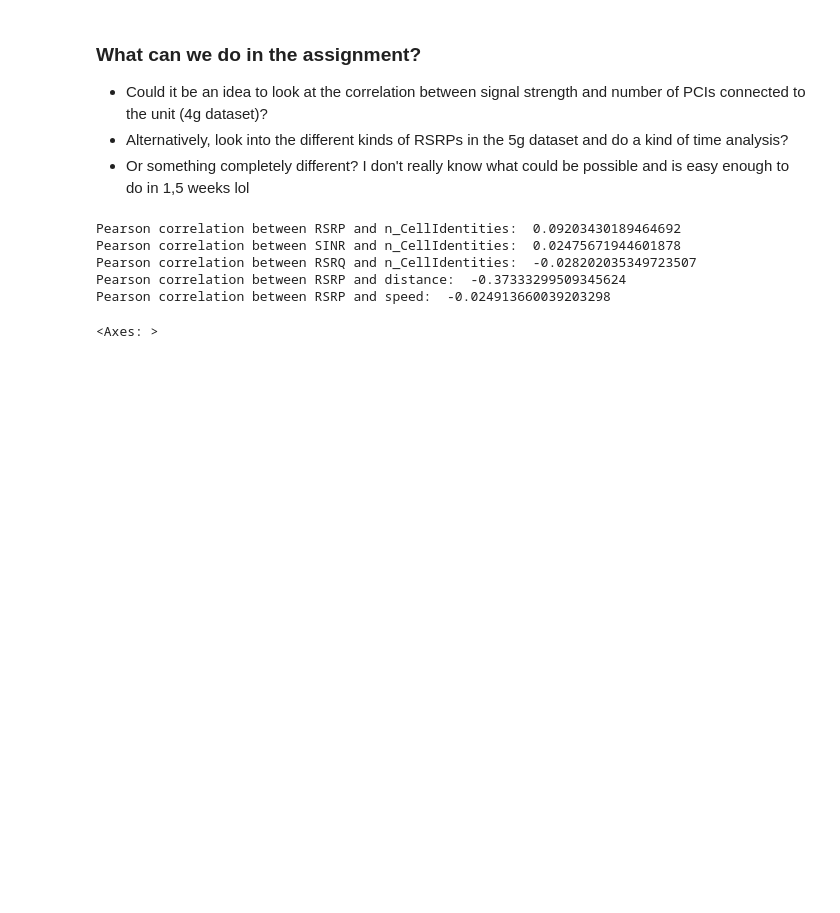
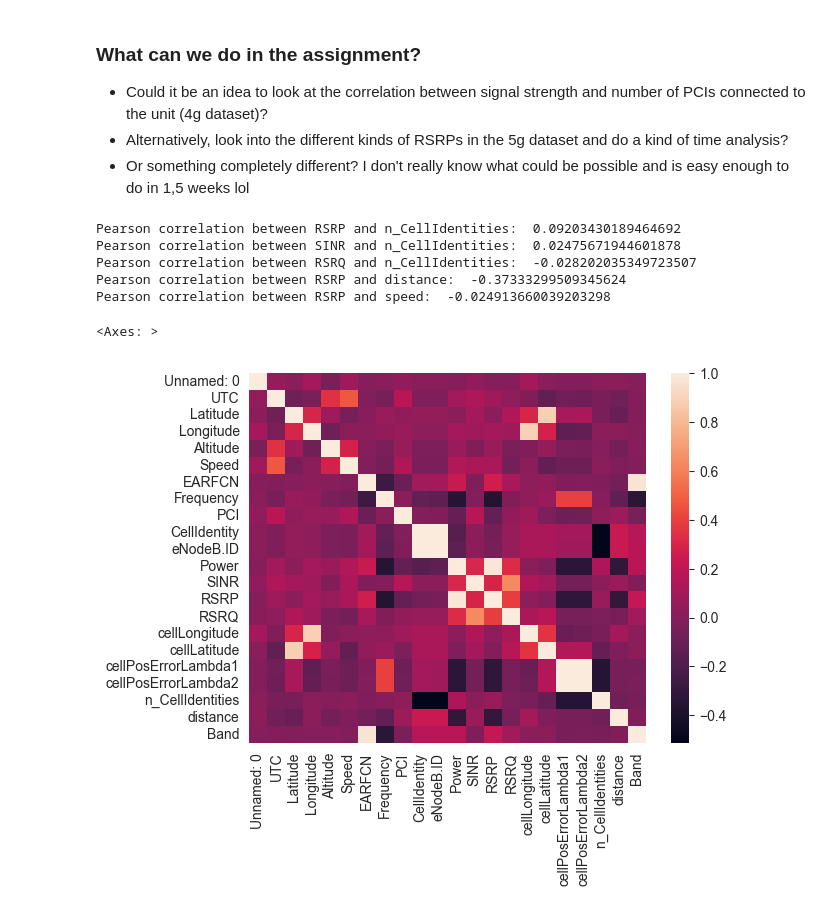
Before and after one commit to ihneskarbovik/IN5060-assignment2, a Jupyter notebook: analysis.ipynb, the cells around one changed output. Saved outputs shown, nothing was run; the diff lists cells and outputs as text; code cells hidden in the pictures; blank space fills up the shorter version.

```diff
--- a/analysis.ipynb
+++ b/analysis.ipynb
@@ -145,7 +188,8 @@ Pearson correlation between RSRP and distance:  -0.37333299509345624
 Pearson correlation between RSRP and speed:  -0.024913660039203298
 # %%
 df_4g_numeric_features_only = df_4g.select_dtypes(include=np.number)
-corr = df_4g_numeric_features_only.corr(method = 'pearson')
+corr = df_4g_numeric_features_only.corr(method = 'spearman')
 sns.heatmap(corr)
 # %% [output]
 <Axes: >
+[figure, added]
```
Also changed, not shown: parts of 7 cells of this notebook.
